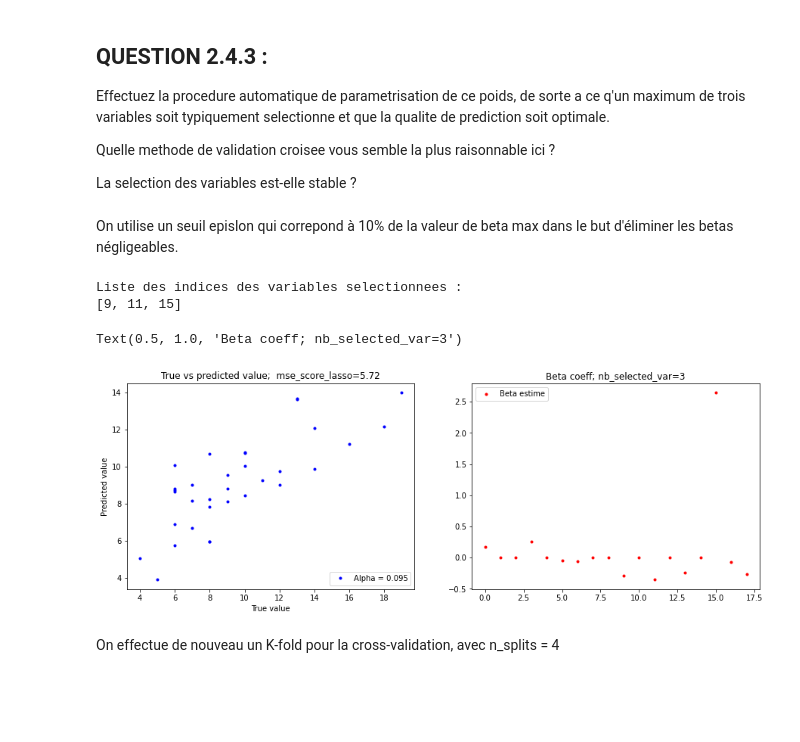
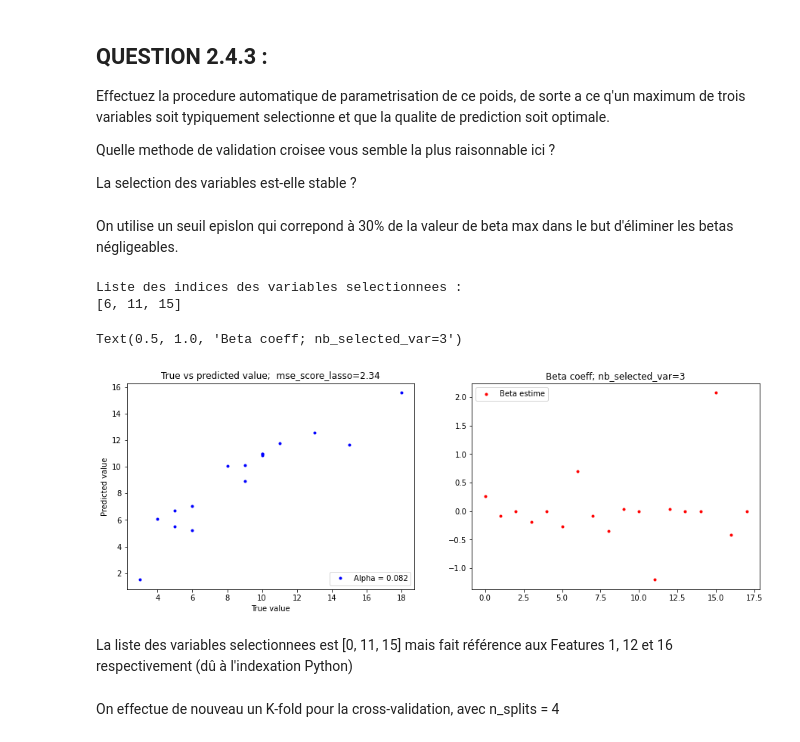
Before and after one commit to LudovicSterlin/ssd-aml-modele-lineaire, a Jupyter notebook: TPnote_ModeleLineaire/Examen_ModeleLineaire_2020.ipynb, the cells around one changed output. Saved outputs shown, nothing was run; the diff lists cells and outputs as text; code cells hidden in the pictures; blank space fills up the shorter version.

```diff
--- a/TPnote_ModeleLineaire/Examen_ModeleLineaire_2020.ipynb
+++ b/TPnote_ModeleLineaire/Examen_ModeleLineaire_2020.ipynb
@@ -504,14 +504,14 @@ Quelle methode de validation croisee vous semble la plus raisonnable ici ?
 
 La selection des variables est-elle stable ?
 # %% [markdown]
-On utilise un seuil epislon qui correpond à 10% de la valeur de beta max dans le but d'éliminer les betas négligeables.
+On utilise un seuil epislon qui correpond à 30% de la valeur de beta max dans le but d'éliminer les betas négligeables.
 # %%
 # METHODE INCREMENTALE du alpha jusqu'a ce qu'il ne reste plus que beta non nuls
 
 step_alpha = 0.001
 alpha_init = 0.01 #d'apres les dernieres simulations aléatoires
 
-nb_selected_var = 18
+nb_selected_var = 18 #Valeur initiale égale au nombre de variables
 alpha = alpha_init
 
 while nb_selected_var > 3:
@@ -529,36 +529,38 @@ while nb_selected_var > 3:
 
     # Determination du seuil à partir duquel on élimine les variables (1/100 du max des betas par exemple)
     beta_max = max(betas)
-    epsilon = 10/100
+    epsilon = 30/100
 
     for i in range(len(betas)):
         if np.abs(betas[i])/beta_max > epsilon:
             nb_selected_var_temp += 1
 
     nb_selected_var = nb_selected_var_temp
 
 betas_selected = [np.abs(beta)/beta_max >= epsilon for beta in betas]
 var_selected = [i for i in range(len(betas_selected)) if betas_selected[i] ]
 print("Liste des indices des variables selectionnees :")
 print(var_selected)
 
 alpha_opti = alpha
 
 fig, axs = plt.subplots(1, 2, figsize=(15, 5))
 axs[0].plot(y_test, y_pred_lasso, 'b.')
 axs[0].set_xlabel('True value')
 axs[0].set_ylabel('Predicted value')
 axs[0].set_title(f"True vs predicted value;  {mse_score_lasso=}")
 axs[0].legend(['Alpha = ' + str(round(alpha, 4))], loc = 'lower right')
 
 axs[1].plot(betas, 'r.')
 axs[1].legend(['Beta estime'], loc='upper left')
 axs[1].set_title(f"Beta coeff; {nb_selected_var=}")
 # %% [output]
 Liste des indices des variables selectionnees :
-[9, 11, 15]
+[6, 11, 15]
 Text(0.5, 1.0, 'Beta coeff; nb_selected_var=3')
-[figure, old version]
+[figure, new version]
+# %% [markdown]
+La liste des variables selectionnees est [0, 11, 15] mais fait référence aux Features 1, 12 et 16 respectivement (dû à l'indexation Python)
 # %% [markdown]
 On effectue de nouveau un K-fold pour la cross-validation, avec n_splits = 4
 # %%
```
Also changed, not shown: parts of 5 cells of this notebook.
